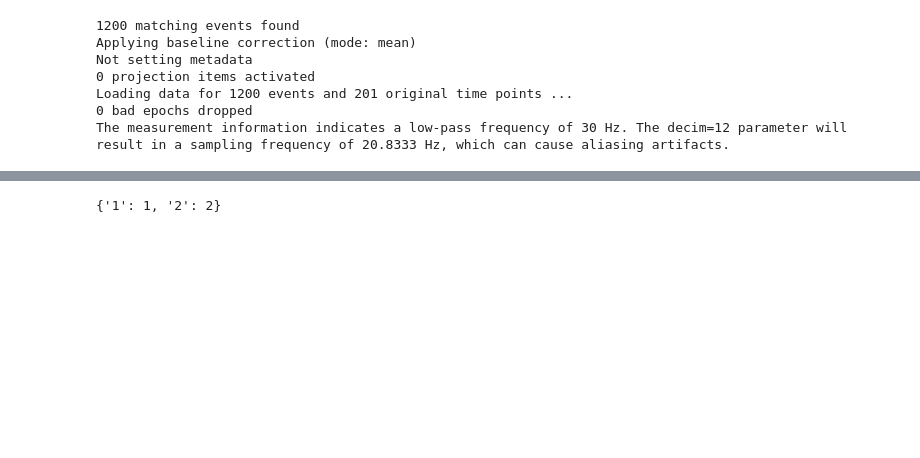
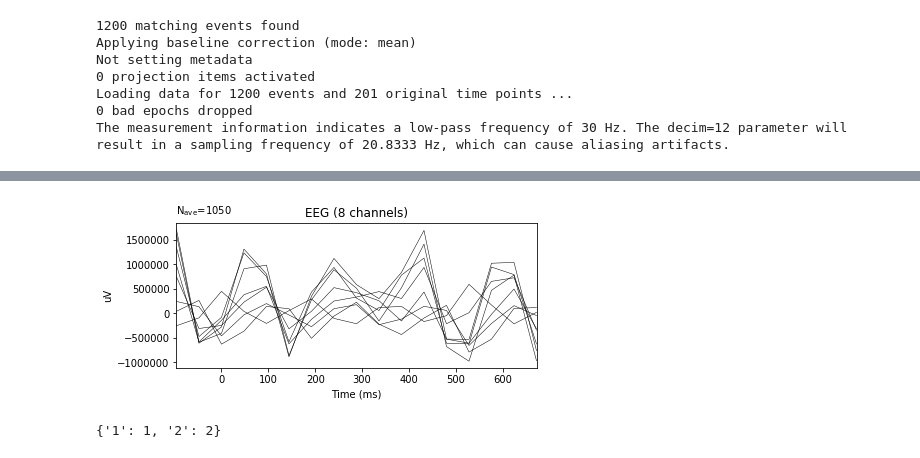
Before and after one commit to belya/p300-speller, a Jupyter notebook: p300-speller.ipynb, the cells around one changed output, grey strips where cells are left out. Cells and saved outputs as stored; diff of their text form; code cells hidden in the pictures; blank space fills up the shorter version.

```diff
--- a/p300-speller.ipynb
+++ b/p300-speller.ipynb
@@ -148,0 +171,4 @@ The measurement information indicates a low-pass frequency of 30 Hz. The decim=1
+# %%
+epochs['2'].average().plot()
+plt.show()
+# %% [output]
@@ -149,3 +176,4 @@ The measurement information indicates a low-pass frequency of 30 Hz. The decim=1
+[figure, added]
 # %%
 epochs.event_id
 # %% [output]
```
Also changed, not shown: parts of 49 cells of this notebook, 1 other file.
